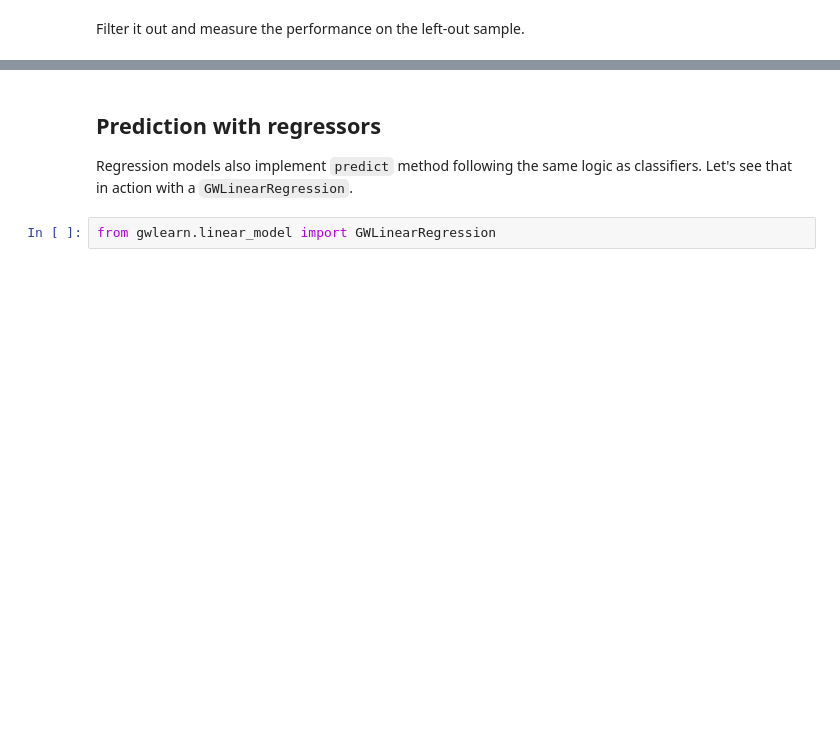
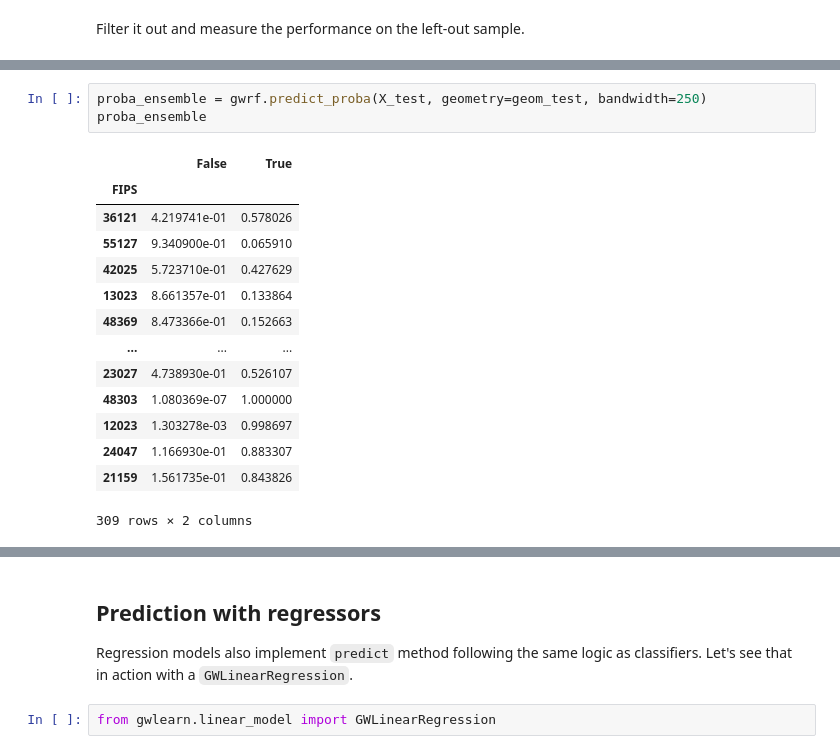
Before and after one commit to pysal/gwlearn, a Jupyter notebook: docs/source/predict.ipynb, the cells around one changed output, grey strips where cells are left out. Cells and saved outputs as stored; diff of their text form; blank space fills up the shorter version.

```diff
--- a/docs/source/predict.ipynb
+++ b/docs/source/predict.ipynb
@@ -106,0 +118,18 @@ metrics.accuracy_score(y_test[~na_mask], pred)
+# %%
+proba_ensemble = gwrf.predict_proba(X_test, geometry=geom_test, bandwidth=250)
+proba_ensemble
+# %% [output]
+|  | False | True |
+| FIPS |  |  |
+| 36121 | 4.219741e-01 | 0.578026 |
+| 55127 | 9.340900e-01 | 0.065910 |
+| 42025 | 5.723710e-01 | 0.427629 |
+| 13023 | 8.661357e-01 | 0.133864 |
+| 48369 | 8.473366e-01 | 0.152663 |
+| ... | ... | ... |
+| 23027 | 4.738930e-01 | 0.526107 |
+| 48303 | 1.080369e-07 | 1.000000 |
+| 12023 | 1.303278e-03 | 0.998697 |
+| 24047 | 1.166930e-01 | 0.883307 |
+| 21159 | 1.561735e-01 | 0.843826 |
+309 rows × 2 columns
```
Also changed, not shown: parts of 24 cells of this notebook, 2 other files.
